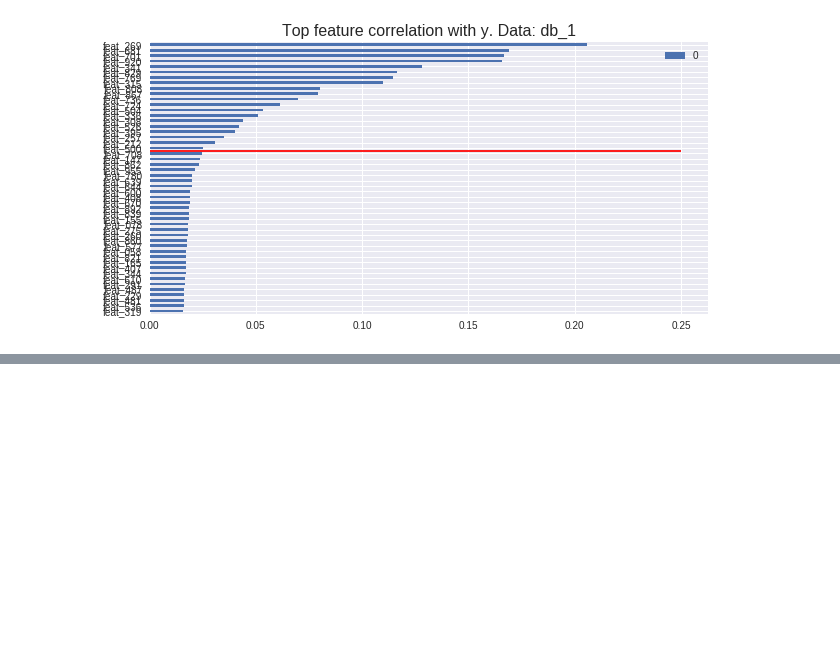
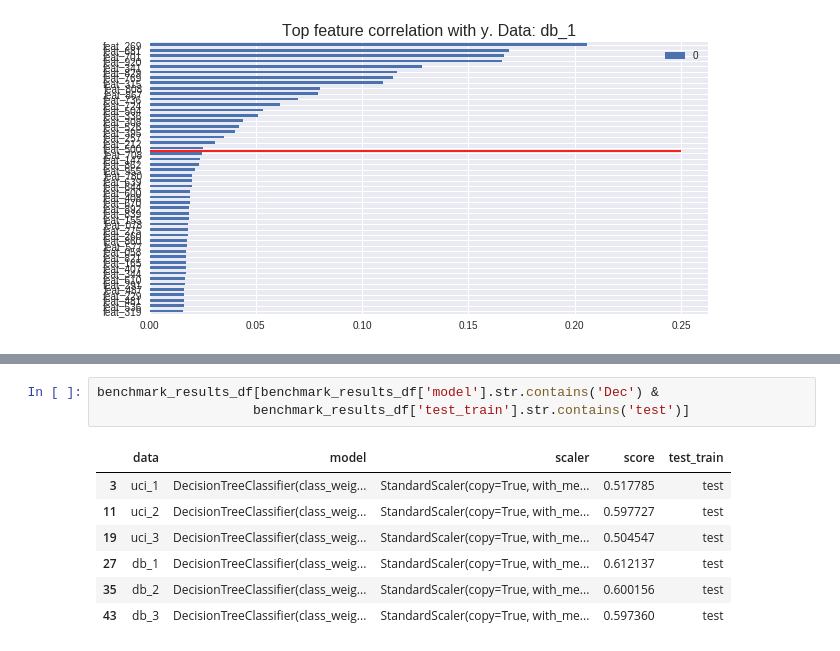
Before and after one commit to djkjohnston/Feature_Selection_Classification_GA_DSI_Proj3, a Jupyter notebook: Madelon Report.ipynb, the cells around one changed output, grey strips where cells are left out. Drawn from its saved outputs; the diff is of its cells as text; blank space fills up the shorter version.

```diff
--- a/Madelon Report.ipynb
+++ b/Madelon Report.ipynb
@@ -208,0 +233,11 @@ The complete output of charts and relevant code can be found in [1_Benchmarking.
+# %%
+benchmark_results_df[benchmark_results_df['model'].str.contains('Dec') &
+                    benchmark_results_df['test_train'].str.contains('test')]
+# %% [output]
+|  | data | model | scaler | score | test_train |
+| 3 | uci_1 | DecisionTreeClassifier(class_weig... | StandardScaler(copy=True, with_me... | 0.517785 | test |
+| 11 | uci_2 | DecisionTreeClassifier(class_weig... | StandardScaler(copy=True, with_me... | 0.597727 | test |
+| 19 | uci_3 | DecisionTreeClassifier(class_weig... | StandardScaler(copy=True, with_me... | 0.504547 | test |
+| 27 | db_1 | DecisionTreeClassifier(class_weig... | StandardScaler(copy=True, with_me... | 0.612137 | test |
+| 35 | db_2 | DecisionTreeClassifier(class_weig... | StandardScaler(copy=True, with_me... | 0.600156 | test |
+| 43 | db_3 | DecisionTreeClassifier(class_weig... | StandardScaler(copy=True, with_me... | 0.597360 | test |
```
Also changed, not shown: parts of 15 cells of this notebook.
